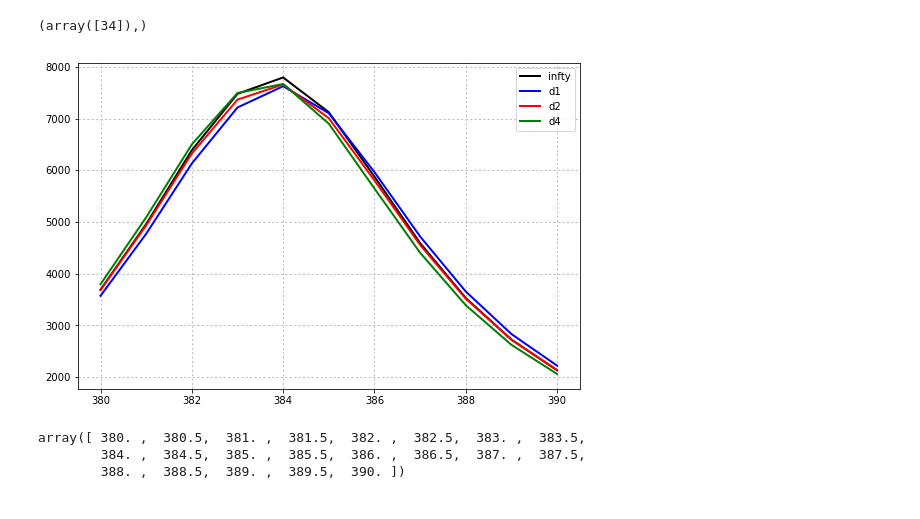
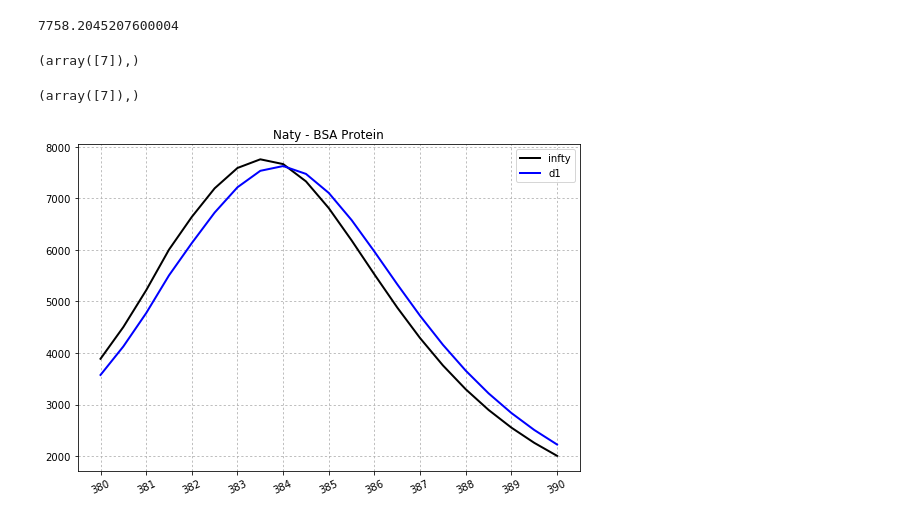
Before and after one commit to barbagroup/pygbe_lspr, a Jupyter notebook: draft.ipynb, the cells around one changed output. Cells and saved outputs as stored; diff of their text form; code cells hidden in the pictures.

```diff
--- a/draft.ipynb
+++ b/draft.ipynb
@@ -1,12 +1,7 @@
 # %%
 import numpy
 # %%
-w_d0, Cext_d0, C_an, err = numpy.loadtxt('data/lambda_Cext_Cext_an_error_silver_7.5.txt',
-                                        unpack = True)
-
+w , Cext = numpy.loadtxt('data/wave_cext_d/wave_cext_d_infty.txt',
+                               unpack = True)
 w_d1 , Cext_d1 = numpy.loadtxt('data/wave_cext_d/multiple_sphere_d=1.txt',
                                unpack = True)
-w_d2 , Cext_d2 = numpy.loadtxt('data/wave_cext_d/multiple_sphere_d=2.txt',
-                               unpack = True)
-w_d4 , Cext_d4 = numpy.loadtxt('data/wave_cext_d/multiple_sphere_d=4.txt',
-                               unpack = True)
@@ -20,0 +8,5 @@ numpy.where(w_d0==390)
+# %%
+w_c , Cext_c = numpy.loadtxt('data/wave_cext_d/chris/wave_cext_d_infty_chris.txt',
+                               unpack = True)
+w_d1_c , Cext_d1_c = numpy.loadtxt('data/wave_cext_d/chris/multiple_sphere_d=1chris.txt',
+                               unpack = True)
@@ -21,4 +17,8 @@ numpy.where(w_d0==390)
+# %%
+max(Cext_c)
+# %% [output]
+7758.2045207600004
 # %%
-numpy.where(Cext_d0==max(Cext_d0))
+numpy.where(Cext==max(Cext))
 # %% [output]
-(array([34]),)
+(array([7]),)
@@ -28,21 +25,22 @@ Cext_d0 = Cext_d0[30:41]
+# %%
+numpy.where(Cext_c==max(Cext_c))
+# %% [output]
+(array([7]),)
 # %%
 from matplotlib import pyplot, rcParams
 %matplotlib inline
 # %%
 pyplot.figure(figsize=(9,6))
 
-pyplot.plot(w_d0, Cext_d0, ls='-', c='k', lw=2, label='infty')
+pyplot.plot(w, Cext, ls='-', c='k', lw=2, label='infty')
 pyplot.plot(w_d1, Cext_d1, ls='-', c='b', lw=2, label='d1')
-pyplot.plot(w_d2, Cext_d2, ls='-', c='r', lw=2, label='d2')
-pyplot.plot(w_d4, Cext_d4, ls='-', c='g', lw=2, label='d4')
+#pyplot.plot(w_d2, Cext_d2, ls='-', c='r', lw=2, label='d2')
+#pyplot.plot(w_d4, Cext_d4, ls='-', c='g', lw=2, label='d4')
 
+pyplot.xticks(numpy.linspace(min(w), max(w), 11), rotation=25)
+#pyplot.ylim(6000,8000)
 pyplot.grid(ls=':')
+pyplot.title('Naty - BSA Protein')
 pyplot.legend(loc='best');
 # %% [output]
-[figure, old version]
+[figure, new version]
-# %%
-numpy.linspace(380,390,21)
-# %% [output]
-array([ 380. ,  380.5,  381. ,  381.5,  382. ,  382.5,  383. ,  383.5,
-        384. ,  384.5,  385. ,  385.5,  386. ,  386.5,  387. ,  387.5,
-        388. ,  388.5,  389. ,  389.5,  390. ])
```
Also changed, not shown: parts of 5 cells of this notebook.
